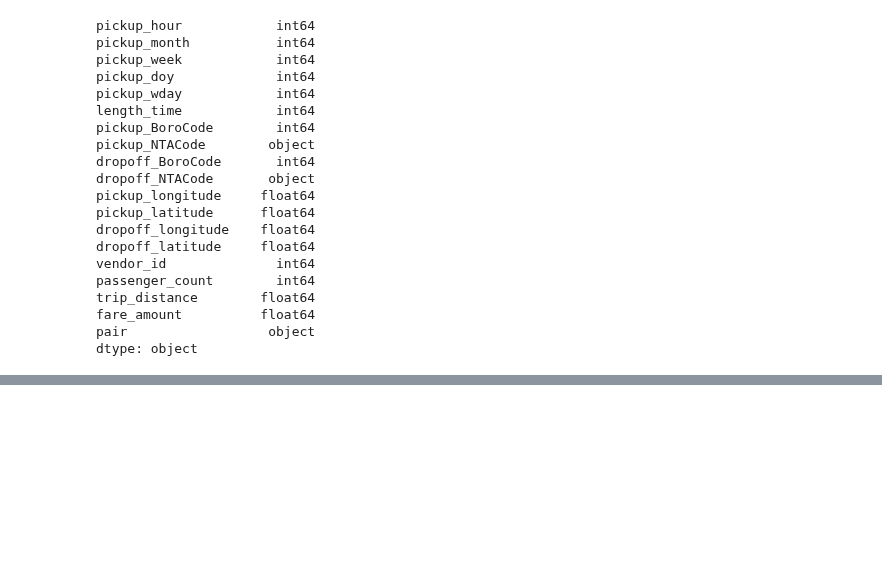
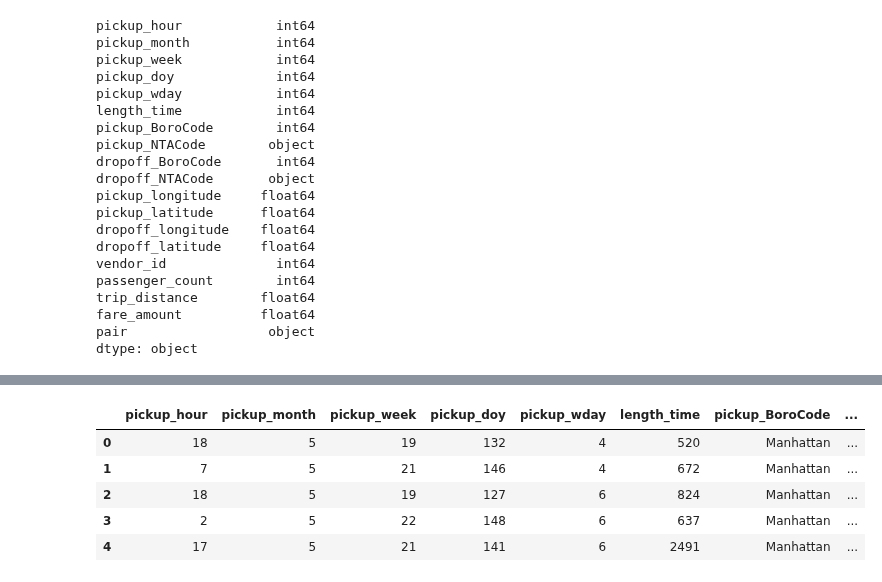
Before and after one commit to MichalKrzyzanski2002/Foundations-Data-Science-Project, a Jupyter notebook: Cleaning.ipynb, the cells around one changed output, grey strips where cells are left out. Drawn from its saved outputs; the diff is of its cells as text; code cells hidden in the pictures; blank space fills up the shorter version.

Commit message:
Change BoroCode to borough name

```diff
--- a/Cleaning.ipynb
+++ b/Cleaning.ipynb
@@ -484,0 +470,19 @@ dtype: object
+# %%
+borough_mapping = {
+    "1": "Manhattan",
+    "2": "The Bronx",
+    "3": "Brooklyn",
+    "4": "Queens",
+    "5": "Staten Island"}
+
+# Apply mapping to the column
+data['pickup_BoroCode'] = data['pickup_BoroCode'].astype(str).map(borough_mapping)
+data['dropoff_BoroCode'] = data['dropoff_BoroCode'].astype(str).map(borough_mapping)
+data.head()
+# %% [output]
+|  | pickup_hour | pickup_month | pickup_week | pickup_doy | pickup_wday | length_time | pickup_BoroCode | ... |
+| 0 | 18 | 5 | 19 | 132 | 4 | 520 | Manhattan | ... |
+| 1 | 7 | 5 | 21 | 146 | 4 | 672 | Manhattan | ... |
+| 2 | 18 | 5 | 19 | 127 | 6 | 824 | Manhattan | ... |
+| 3 | 2 | 5 | 22 | 148 | 6 | 637 | Manhattan | ... |
+| 4 | 17 | 5 | 21 | 141 | 6 | 2491 | Manhattan | ... |
```
Also changed, not shown: parts of 9 cells of this notebook.
